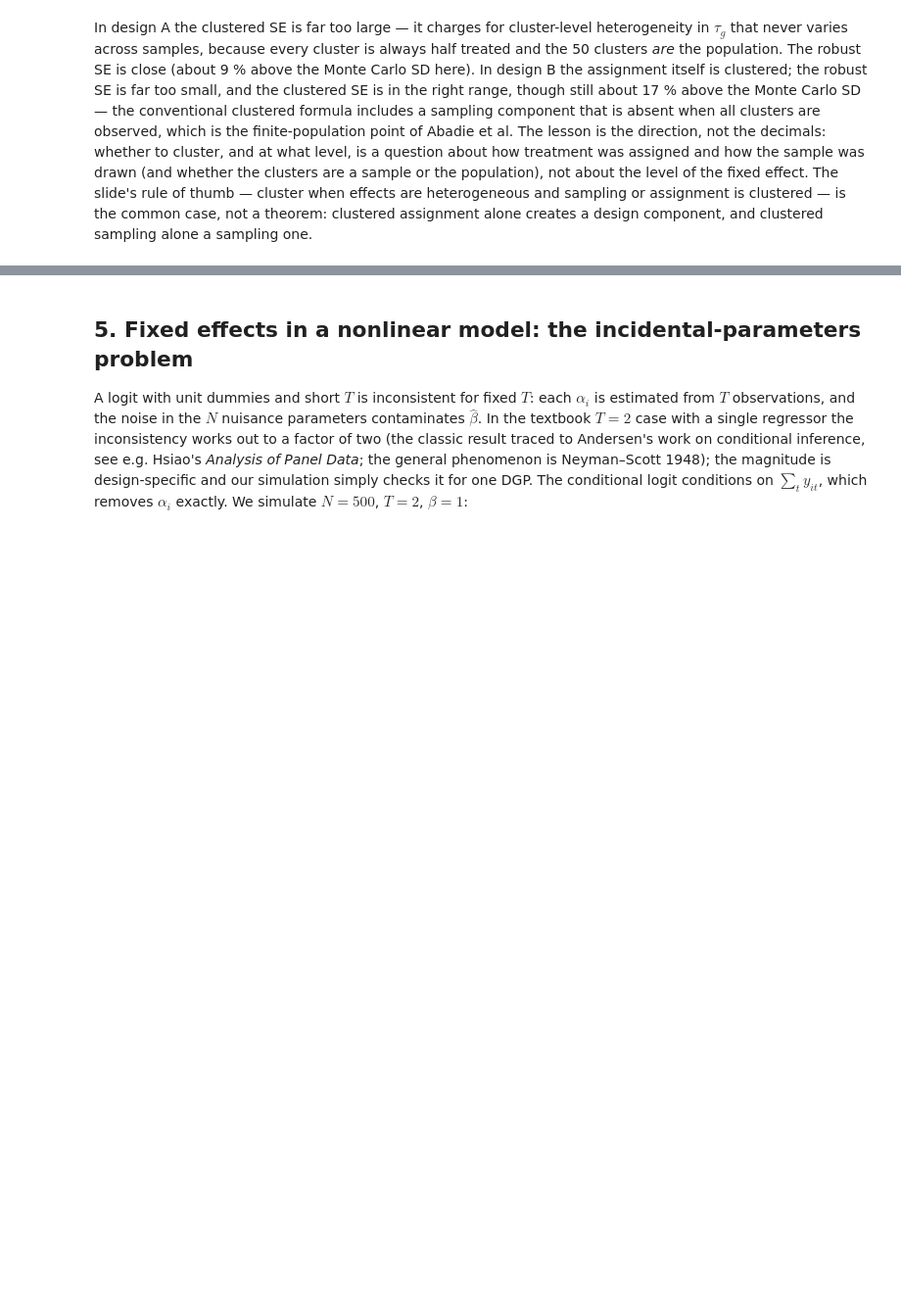
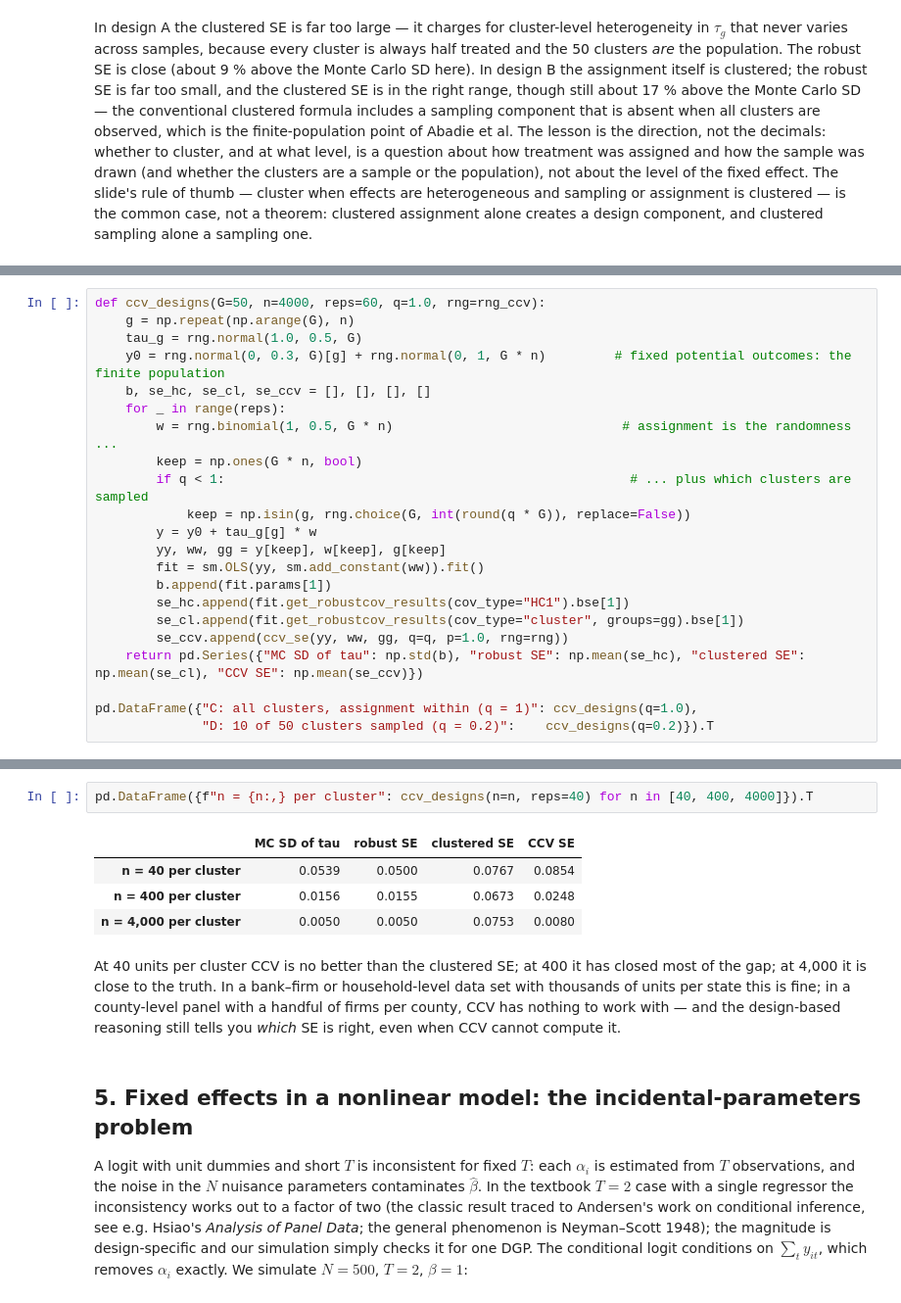
Before and after one commit to felixnoth/metrics-cgde, a Jupyter notebook: session-05-fixed-effects/fixed_effects_standard_errors.ipynb, the cells around one changed output, grey strips where cells are left out. Shown at 98% size. Drawn from its saved outputs; the diff is of its cells as text; blank space fills up the shorter version.

Commit message:
Session 5: causal cluster variance (CCV) implemented, designs C/D and cluster-size table; README

```diff
--- a/session-05-fixed-effects/fixed_effects_standard_errors.ipynb
+++ b/session-05-fixed-effects/fixed_effects_standard_errors.ipynb
@@ -289,0 +362,22 @@ clustered sampling alone a sampling one.
+# %%
+def ccv_designs(G=50, n=4000, reps=60, q=1.0, rng=rng_ccv):
+    g = np.repeat(np.arange(G), n)
+    tau_g = rng.normal(1.0, 0.5, G)
+    y0 = rng.normal(0, 0.3, G)[g] + rng.normal(0, 1, G * n)         # fixed potential outcomes: the finite population
+    b, se_hc, se_cl, se_ccv = [], [], [], []
+    for _ in range(reps):
+        w = rng.binomial(1, 0.5, G * n)                              # assignment is the randomness ...
+        keep = np.ones(G * n, bool)
+        if q < 1:                                                     # ... plus which clusters are sampled
+            keep = np.isin(g, rng.choice(G, int(round(q * G)), replace=False))
+        y = y0 + tau_g[g] * w
+        yy, ww, gg = y[keep], w[keep], g[keep]
+        fit = sm.OLS(yy, sm.add_constant(ww)).fit()
+        b.append(fit.params[1])
+        se_hc.append(fit.get_robustcov_results(cov_type="HC1").bse[1])
+        se_cl.append(fit.get_robustcov_results(cov_type="cluster", groups=gg).bse[1])
+        se_ccv.append(ccv_se(yy, ww, gg, q=q, p=1.0, rng=rng))
+    return pd.Series({"MC SD of tau": np.std(b), "robust SE": np.mean(se_hc), "clustered SE": np.mean(se_cl), "CCV SE": np.mean(se_ccv)})
+
+pd.DataFrame({"C: all clusters, assignment within (q = 1)": ccv_designs(q=1.0),
+              "D: 10 of 50 clusters sampled (q = 0.2)":    ccv_designs(q=0.2)}).T
@@ -290,3 +406,17 @@ clustered sampling alone a sampling one.
+# %%
+pd.DataFrame({f"n = {n:,} per cluster": ccv_designs(n=n, reps=40) for n in [40, 400, 4000]}).T
+# %% [output]
+|  | MC SD of tau | robust SE | clustered SE | CCV SE |
+| n = 40 per cluster | 0.0539 | 0.0500 | 0.0767 | 0.0854 |
+| n = 400 per cluster | 0.0156 | 0.0155 | 0.0673 | 0.0248 |
+| n = 4,000 per cluster | 0.0050 | 0.0050 | 0.0753 | 0.0080 |
+# %% [markdown]
+At 40 units per cluster CCV is no better than the clustered SE; at 400 it
+has closed most of the gap; at 4,000 it is close to the truth. In a bank–firm or
+household-level data set with thousands of units per state this is fine; in
+a county-level panel with a handful of firms per county, CCV has nothing to
+work with — and the design-based reasoning still tells you *which* SE is
+right, even when CCV cannot compute it.
 # %% [markdown]
 ## 5. Fixed effects in a nonlinear model: the incidental-parameters problem
 
```
Also changed, not shown: parts of 5 cells of this notebook, 1 other file.
